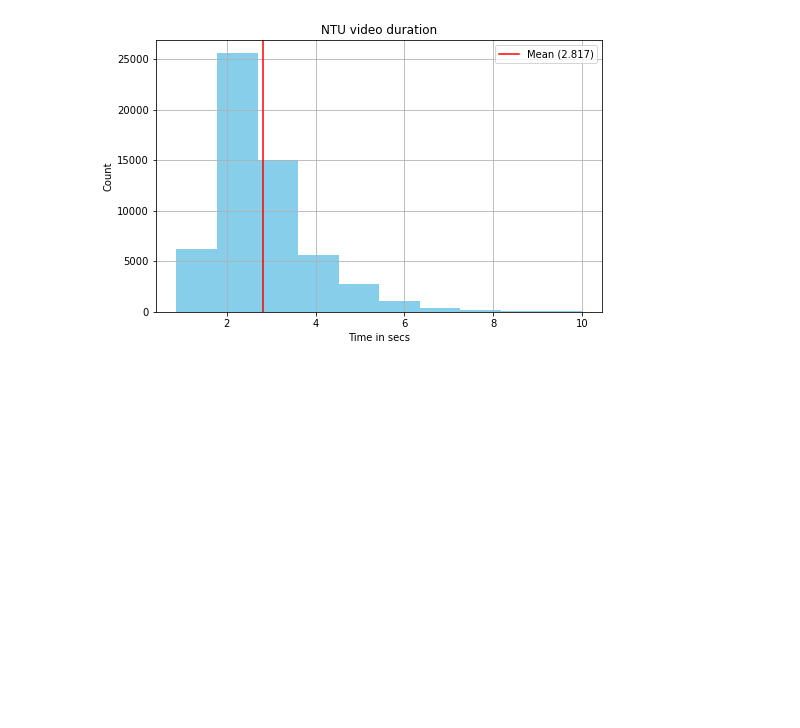
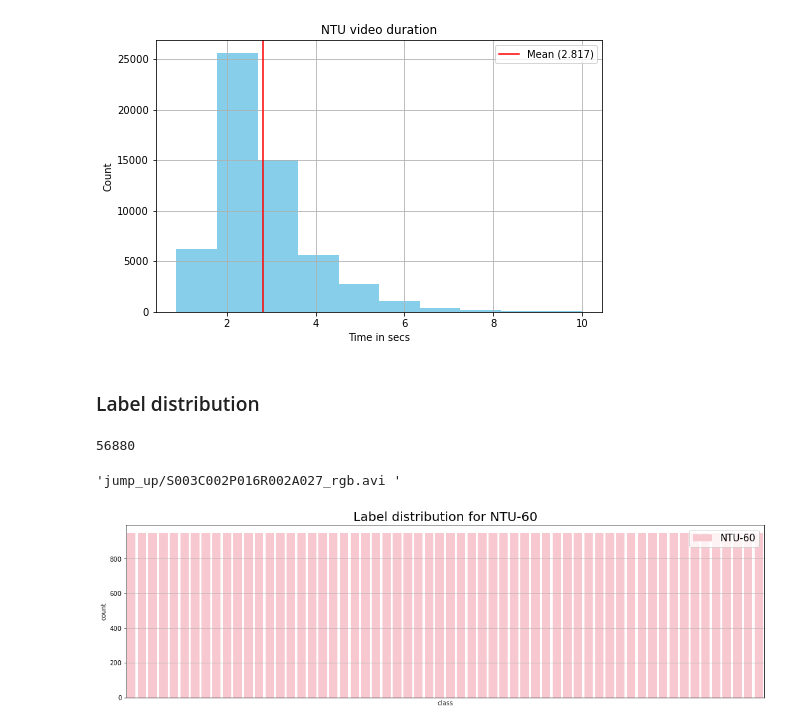
Before and after one commit to bpiyush/ViDA-SSL, a Jupyter notebook: misc/dataset-stats/ntu.ipynb, the cells around one changed output. Drawn from its saved outputs; the diff is of its cells as text; code cells hidden in the pictures; blank space fills up the shorter version.

Commit message:
Various plots

```diff
--- a/misc/dataset-stats/ntu.ipynb
+++ b/misc/dataset-stats/ntu.ipynb
@@ -17,10 +19,11 @@ from torchvision.io import read_video_timestamps
 
 from utils.io import load_json, load_txt
 # %%
-DATA_DIR = "/ssd/fmthoker/ntu/"
+# DATA_DIR = "/ssd/fmthoker/ntu/"
+DATA_DIR = "../../data/NTU/"
 # %%
-train_split_path = join(DATA_DIR, "ntu_60_annotations/ntu_60_cross_subject_TrainTestlist/trainlist01.txt")
-test_split_path = join(DATA_DIR, "ntu_60_annotations/ntu_60_cross_subject_TrainTestlist/testlist01.txt")
+train_split_path = join(DATA_DIR, "splits/ntu_60_cross_subject_TrainTestlist/trainlist01.txt")
+test_split_path = join(DATA_DIR, "splits/ntu_60_cross_subject_TrainTestlist/testlist01.txt")
 # %%
 train_split = load_txt(train_split_path)
 test_split = load_txt(test_split_path)
@@ -65,3 +72,31 @@ ax.legend()
 plt.show()
 # %% [output]
 [figure]
+# %% [markdown]
+### Label distribution
+# %%
+len(combined)
+# %% [output]
+56880
+# %%
+combined[1000]
+# %% [output]
+'jump_up/S003C002P016R002A027_rgb.avi '
+# %%
+df = pd.DataFrame(None)
+df["file"] = combined
+df["class"] = df["file"].apply(lambda x: x.split("/")[0])
+# %%
+sort_df = df.iloc[(-df.groupby('class')["class"].transform('size')).argsort(kind='mergesort')]
+# %%
+fig, ax = plt.subplots(1, 1, figsize=(18, 5))
+
+ax.grid()
+sns.countplot(data=sort_df, x=f"class", ax=ax, label="NTU-60", color="pink")
+ax.set_title("Label distribution for NTU-60", fontsize=20)
+ax.legend(fontsize=15)
+ax.set_xticks([])
+
+plt.show()
+# %% [output]
+[figure, added]
```
Also changed, not shown: parts of 4 cells of this notebook, 15 other files.
